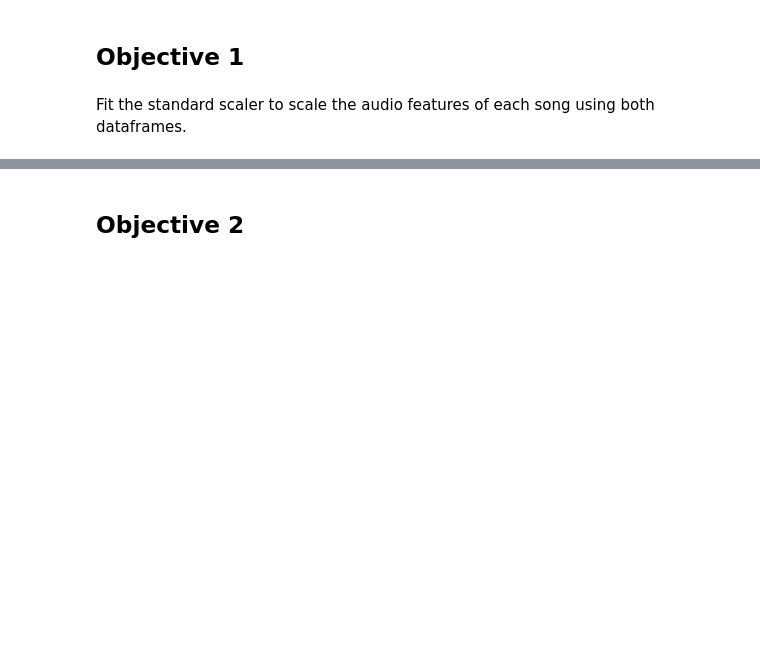
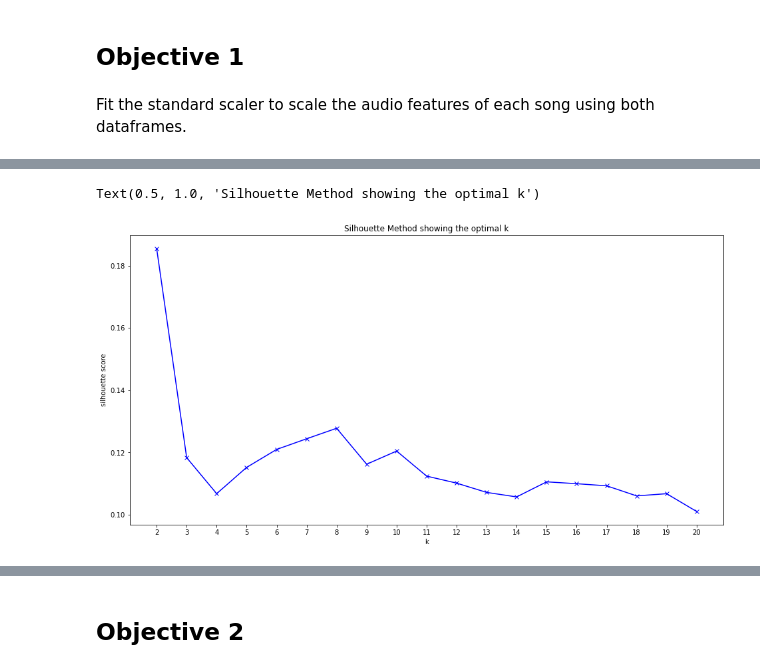
Before and after one commit to qbsaram/Project-Week3-Spotify-ML, a Jupyter notebook: your-code/main.ipynb, the cells around one changed output, grey strips where cells are left out. Drawn from its saved outputs; the diff is of its cells as text; code cells hidden in the pictures; blank space fills up the shorter version.

```diff
--- a/your-code/main.ipynb
+++ b/your-code/main.ipynb
@@ -368,0 +591,2 @@ from sklearn.metrics import silhouette_score
+# %%
+numerical = df_copy
@@ -368,0 +597,2 @@ from sklearn.metrics import silhouette_score
+# %%
+numerical.drop(["Song_Names", "Artist_Names", "type", "id", "uri", "track_href", "analysis_url", "time_signature"], axis=1, inplace=True)
@@ -372,0 +645,7 @@ Fit the standard scaler to scale the audio features of each song using both data
+# %%
+scaler = StandardScaler()
+scaler.fit(numerical)
+numerical_scaled = scaler.transform(numerical)
+numerical_scaled_df = pd.DataFrame(numerical_scaled, columns = numerical.columns)
+display(numerical_scaled_df.head())
+data_cluster = kmeans.predict(numerical_scaled)
@@ -372,0 +702,15 @@ Fit the standard scaler to scale the audio features of each song using both data
+# %%
+K = range(2, 21)
+inertia = []
+silhouette = []
+
+for k in K:
+    print("Training a K-Means model with {} neighbours! ".format(k))
+    print()
+    kmeans = KMeans(n_clusters=k,random_state=1234)
+    kmeans.fit(numerical_scaled_df)
+    inertia.append(kmeans.inertia_)
+    filename = "../datasets/kmeans_" + str(k) + ".pickle"
+    with open(filename, "wb") as f:
+        pickle.dump(kmeans,f)
+    silhouette.append(silhouette_score(numerical_scaled_df, kmeans.predict(numerical_scaled_df)))
@@ -372,0 +735,11 @@ Fit the standard scaler to scale the audio features of each song using both data
+# %%
+
+plt.figure(figsize=(16,8))
+plt.plot(K, silhouette, 'bx-')
+plt.xlabel('k')
+plt.ylabel('silhouette score')
+plt.xticks(np.arange(min(K), max(K)+1, 1.0))
+plt.title('Silhouette Method showing the optimal k')
+# %% [output]
+Text(0.5, 1.0, 'Silhouette Method showing the optimal k')
+[figure, added]
```
Also changed, not shown: parts of 103 cells of this notebook, 39 other files.
